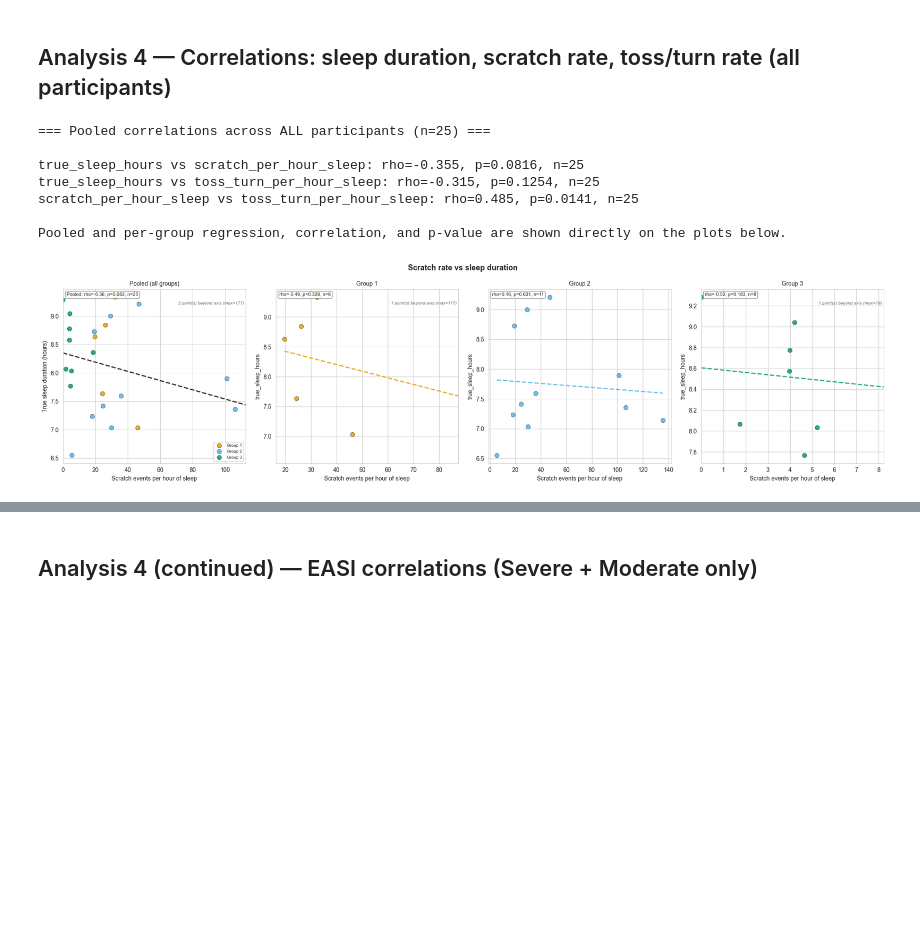
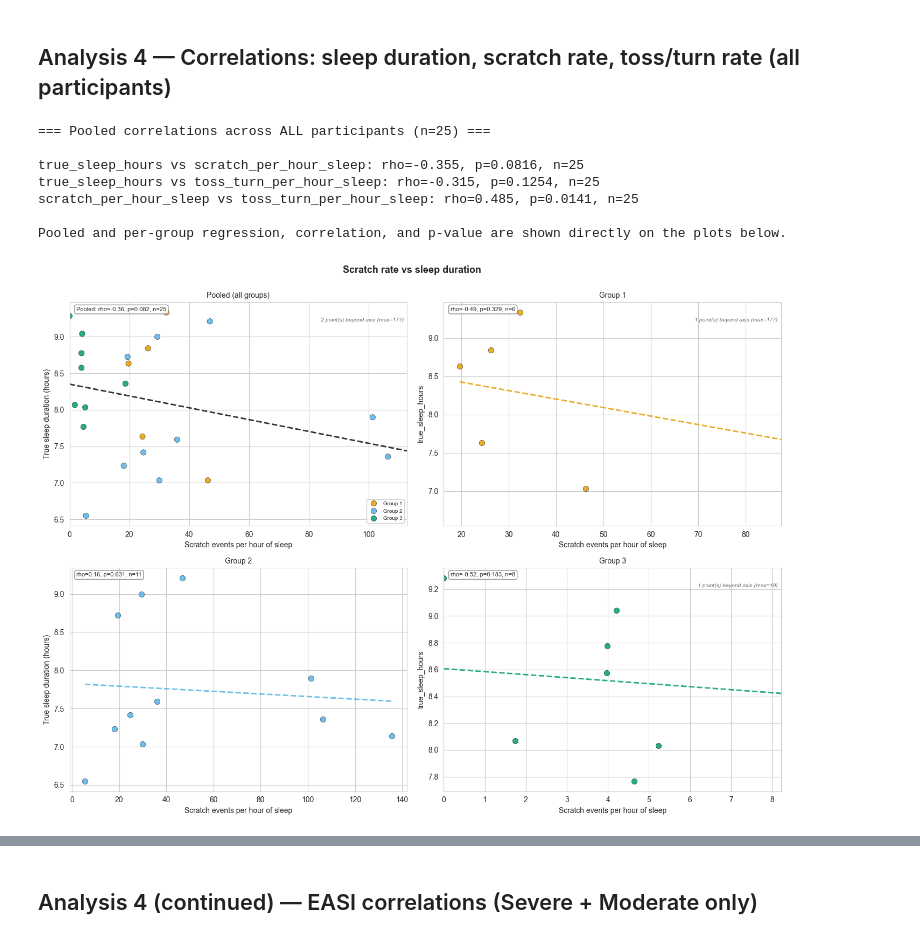
Before and after one commit to ryadl14/Mind_and_Skin, a Jupyter notebook: scripts/tossnturn_analysis.ipynb, the cells around one changed output, grey strips where cells are left out. Saved outputs shown, nothing was run; the diff lists cells and outputs as text; code cells hidden in the pictures; blank space fills up the shorter version.

```diff
--- a/scripts/tossnturn_analysis.ipynb
+++ b/scripts/tossnturn_analysis.ipynb
@@ -339,41 +343,45 @@ for v1, v2 in itertools.combinations(corr_vars_all, 2):
     sub = df[[v1, v2]].dropna()
     if len(sub) < 3:
         print(f"{v1} vs {v2}: insufficient data (n={len(sub)})")
         continue
     rho, p = spearmanr(sub[v1], sub[v2])
     print(f"{v1} vs {v2}: rho={rho:.3f}, p={p:.4f}, n={len(sub)}")
 
 print("\nPooled and per-group regression, correlation, and p-value are shown directly on the plots below.")
 
-# === Scratch rate vs sleep duration: pooled + one panel per group ===
-fig1, axes1 = plt.subplots(1, len(GROUP_ORDER) + 1, figsize=(5 * (len(GROUP_ORDER) + 1), 5))
+# === Scratch rate vs sleep duration: pooled + one panel per group (2x2) ===
+fig1, axes1 = plt.subplots(2, 2, figsize=(14, 10))
+axes1_flat = axes1.flatten()
 pooled_and_per_group_scatter(
     df, x='scratch_per_hour_sleep', y='true_sleep_hours',
-    suptitle='Scratch rate vs sleep duration', axes=axes1
+    suptitle='Scratch rate vs sleep duration', axes=axes1_flat
 )
-for ax in axes1:
+for ax in axes1_flat:
     ax.set_xlabel('Scratch events per hour of sleep')
-axes1[0].set_ylabel('True sleep duration (hours)')
+axes1_flat[0].set_ylabel('True sleep duration (hours)')
+axes1_flat[2].set_ylabel('True sleep duration (hours)')
 plt.tight_layout()
 plt.show()
 
-# === Toss/turn rate vs sleep duration: pooled + one panel per group ===
-fig2, axes2 = plt.subplots(1, len(GROUP_ORDER) + 1, figsize=(5 * (len(GROUP_ORDER) + 1), 5))
+# === Toss/turn rate vs sleep duration: pooled + one panel per group (2x2) ===
+fig2, axes2 = plt.subplots(2, 2, figsize=(14, 10))
+axes2_flat = axes2.flatten()
 pooled_and_per_group_scatter(
     df, x='toss_turn_per_hour_sleep', y='true_sleep_hours',
-    suptitle='Toss/turn rate vs sleep duration', axes=axes2
+    suptitle='Toss/turn rate vs sleep duration', axes=axes2_flat
 )
-for ax in axes2:
+for ax in axes2_flat:
     ax.set_xlabel('Toss/turn events per hour of sleep')
-axes2[0].set_ylabel('True sleep duration (hours)')
+axes2_flat[0].set_ylabel('True sleep duration (hours)')
+axes2_flat[2].set_ylabel('True sleep duration (hours)')
 plt.tight_layout()
 plt.show()
 # %% [output]
 === Pooled correlations across ALL participants (n=25) ===
 
 true_sleep_hours vs scratch_per_hour_sleep: rho=-0.355, p=0.0816, n=25
 true_sleep_hours vs toss_turn_per_hour_sleep: rho=-0.315, p=0.1254, n=25
 scratch_per_hour_sleep vs toss_turn_per_hour_sleep: rho=0.485, p=0.0141, n=25
 
 Pooled and per-group regression, correlation, and p-value are shown directly on the plots below.
-[figure, old version]
+[figure, new version]
```
Also changed, not shown: parts of 6 cells of this notebook, 4 other files.
